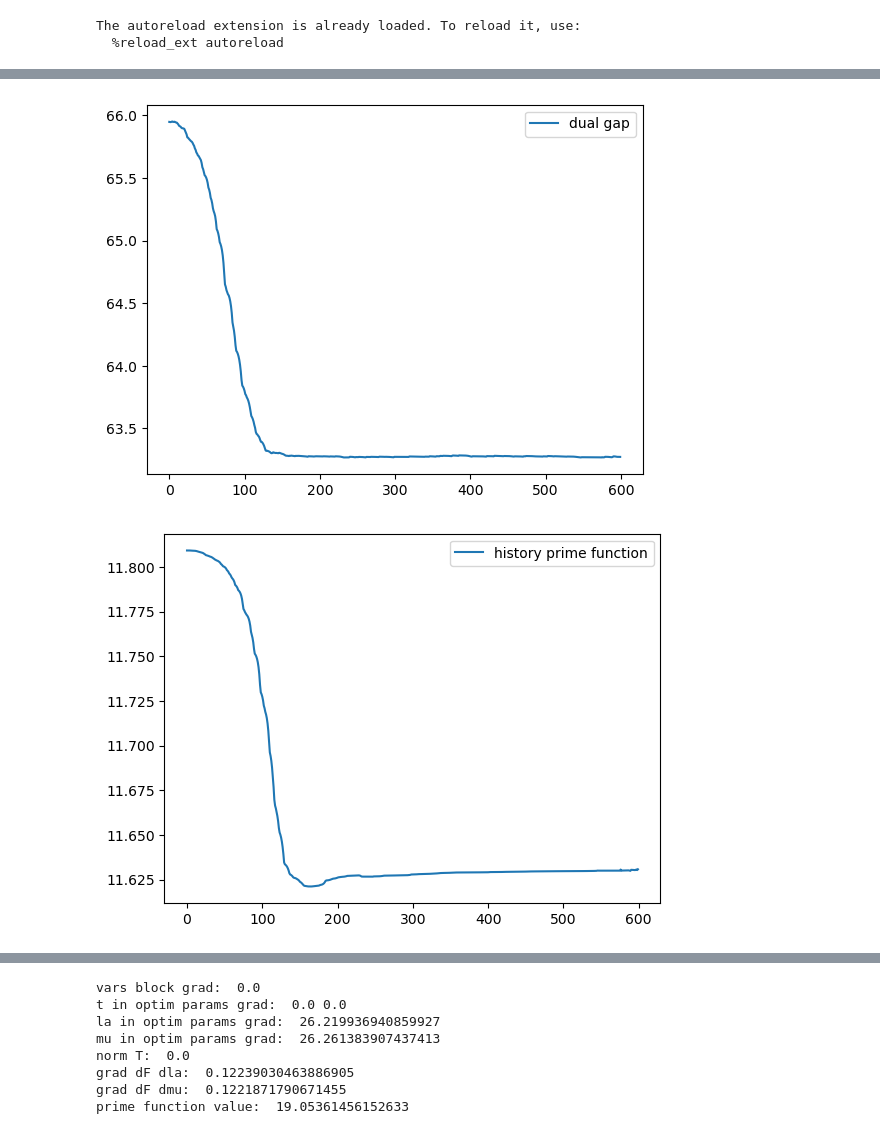
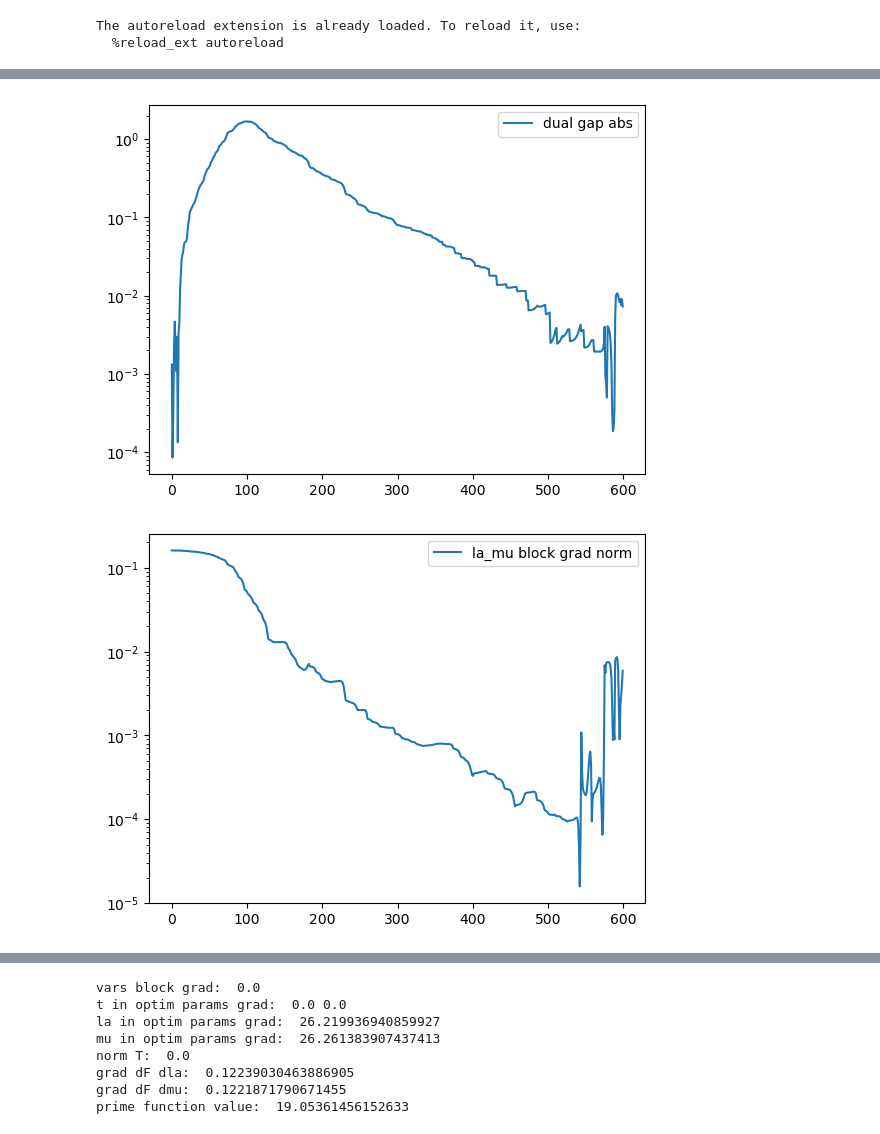
Before and after one commit to Lareton/transport_network_optimization, a Jupyter notebook: test_USTM.ipynb, the cells around one changed output, grey strips where cells are left out. Cells and saved outputs as stored; diff of their text form; code cells hidden in the pictures.

Commit message:
fix test USTM plots

```diff
--- a/test_USTM.ipynb
+++ b/test_USTM.ipynb
@@ -55,12 +57,2 @@ graph.ep.capacity.a = graph.ep.capacity.a / corrs.sum()
 # %%
-from transport_problem import HyperParams, DualOracle, OptimParams
-l = np.sum(corrs, axis=1)
-w = np.sum(corrs, axis=0)
-
-zones_num = len(l)
-sources = np.arange(zones_num)
-targets = np.arange(zones_num)
-
-params = HyperParams(gamma=10, mu_pow=0.25, rho=0.15)
-oracle = DualOracle(graph, net_df, l, w, params)
-oracle_stacker = OracleStacker(oracle, graph, sources, targets)
+results = ustm_mincost_mcf(oracle_stacker,  eps_abs=1e-2, eps_cons_abs=1e-6, max_iter=600, stop_by_crit=False)
@@ -70,15 +259,22 @@ t, flows_history, flows_averaged, d_history, d_avaraged, history_prime_values, h
 # %%
-plt.plot(dgap_log, label="dual gap")
+plt.plot(np.abs(results.history_dual_gap), label="dual gap abs")
+plt.yscale("log")
 plt.legend()
 plt.show()
 
-plt.plot(history_prime_values, label="history prime function")
+
+plt.plot(results.history_la_mu_grad_norm, label="la_mu block grad norm")
+plt.yscale("log")
 plt.legend()
 plt.show()
 
-plt.plot(history_dual_values, label="history dual function")
-plt.legend()
-plt.show()
+# plt.plot(results.history_prime_values, label="history prime function")
+# plt.legend()
+# plt.show()
+
+# plt.plot(results.history_dual_values, label="history dual function")
+# plt.legend()
+# plt.show()
 # %% [output]
-[figure, old version]
+[figure, new version]
-[figure, old version]
+[figure, new version]
```
Also changed, not shown: parts of 6 cells of this notebook.
